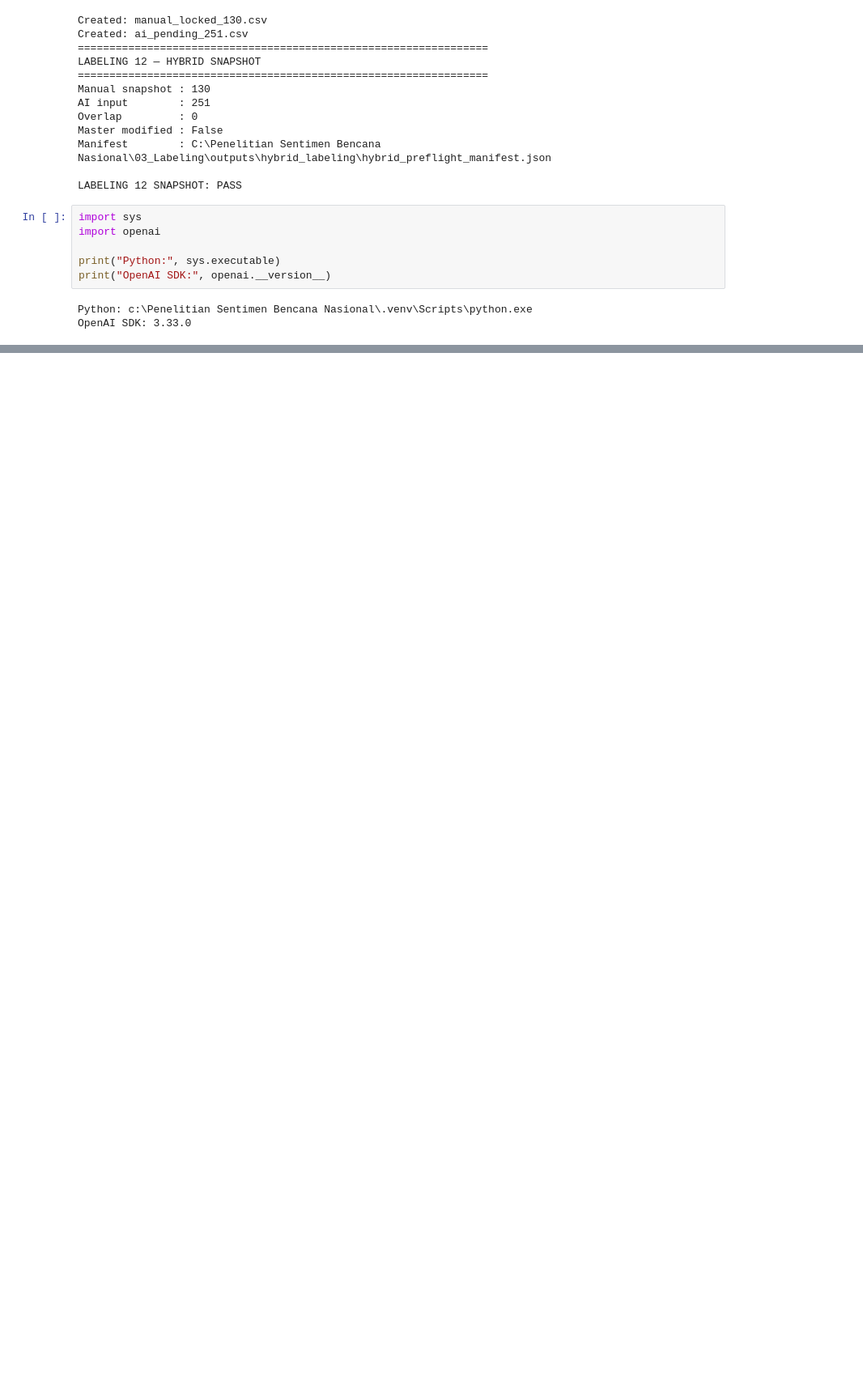
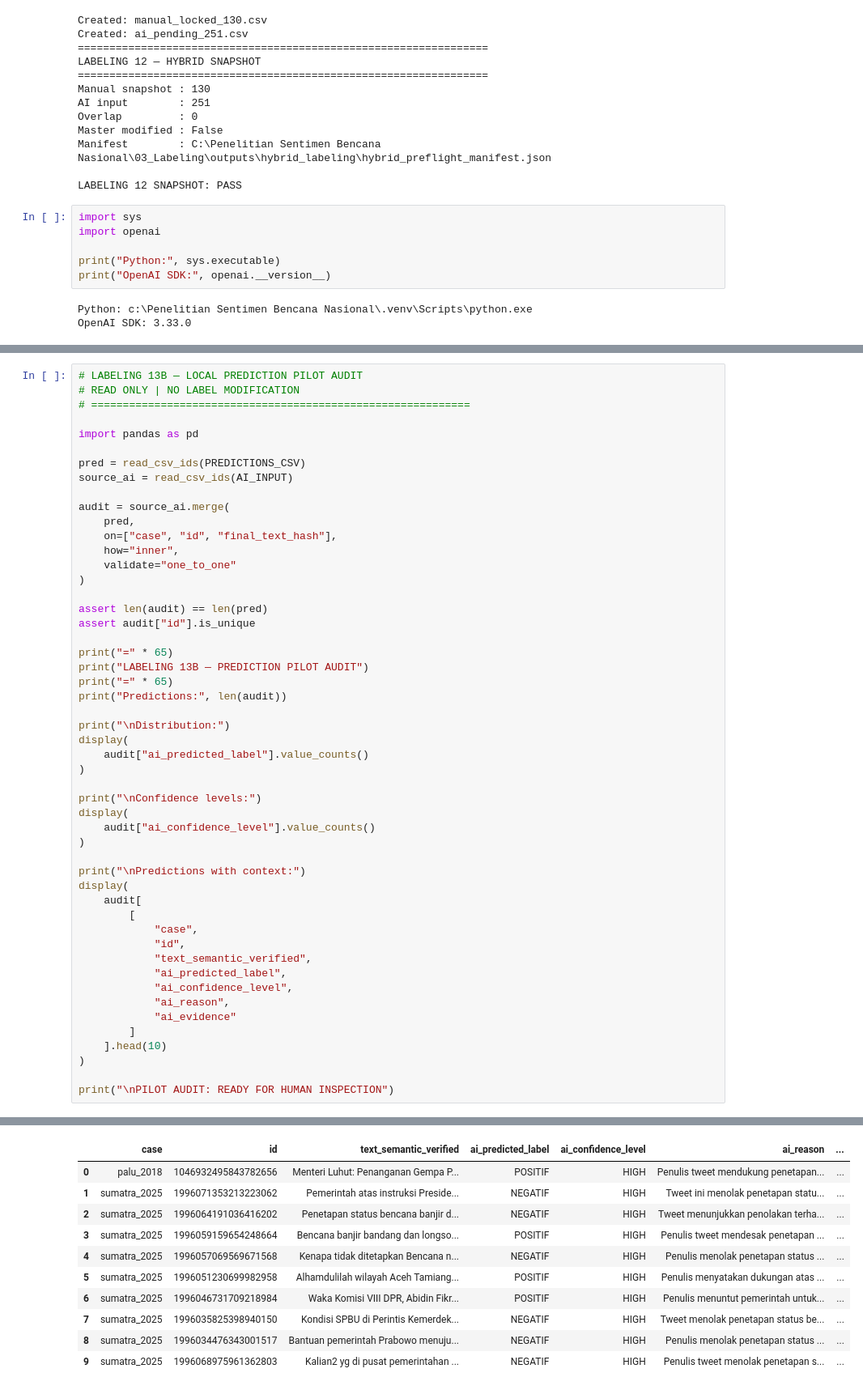
Before and after one commit to YusakSR/Penelitian-Sentimen-Bencana-Nasional, a Jupyter notebook: 03_Labeling/03_sentiment_labeling.ipynb, the cells around one changed output, grey strips where cells are left out. Shown at 81% size. Saved outputs shown, nothing was run; the diff lists cells and outputs as text; blank space fills up the shorter version.

Commit message:
Labeling Part12 Local AI Pilot 10 Predictions

```diff
--- a/03_Labeling/03_sentiment_labeling.ipynb
+++ b/03_Labeling/03_sentiment_labeling.ipynb
@@ -3383,0 +3786,52 @@ print("MASTER WORKBOOK: UNCHANGED")
+# %%
+# LABELING 13B — LOCAL PREDICTION PILOT AUDIT
+# READ ONLY | NO LABEL MODIFICATION
+# ============================================================
+
+import pandas as pd
+
+pred = read_csv_ids(PREDICTIONS_CSV)
+source_ai = read_csv_ids(AI_INPUT)
+
+audit = source_ai.merge(
+    pred,
+    on=["case", "id", "final_text_hash"],
+    how="inner",
+    validate="one_to_one"
+)
+
+assert len(audit) == len(pred)
+assert audit["id"].is_unique
+
+print("=" * 65)
+print("LABELING 13B — PREDICTION PILOT AUDIT")
+print("=" * 65)
+print("Predictions:", len(audit))
+
+print("\nDistribution:")
+display(
+    audit["ai_predicted_label"].value_counts()
+)
+
+print("\nConfidence levels:")
+display(
+    audit["ai_confidence_level"].value_counts()
+)
+
+print("\nPredictions with context:")
+display(
+    audit[
+        [
+            "case",
+            "id",
+            "text_semantic_verified",
+            "ai_predicted_label",
+            "ai_confidence_level",
+            "ai_reason",
+            "ai_evidence"
+        ]
+    ].head(10)
+)
+
+print("\nPILOT AUDIT: READY FOR HUMAN INSPECTION")
+# %% [output]
@@ -3383,0 +3853,11 @@ print("MASTER WORKBOOK: UNCHANGED")
+|  | case | id | text_semantic_verified | ai_predicted_label | ai_confidence_level | ai_reason | ... |
+| 0 | palu_2018 | 1046932495843782656 | Menteri Luhut: Penanganan Gempa P... | POSITIF | HIGH | Penulis tweet mendukung penetapan... | ... |
+| 1 | sumatra_2025 | 1996071353213223062 | Pemerintah atas instruksi Preside... | NEGATIF | HIGH | Tweet ini menolak penetapan statu... | ... |
+| 2 | sumatra_2025 | 1996064191036416202 | Penetapan status bencana banjir d... | NEGATIF | HIGH | Tweet menunjukkan penolakan terha... | ... |
+| 3 | sumatra_2025 | 1996059159654248664 | Bencana banjir bandang dan longso... | POSITIF | HIGH | Penulis tweet mendesak penetapan ... | ... |
+| 4 | sumatra_2025 | 1996057069569671568 | Kenapa tidak ditetapkan Bencana n... | NEGATIF | HIGH | Penulis menolak penetapan status ... | ... |
+| 5 | sumatra_2025 | 1996051230699982958 | Alhamdulilah wilayah Aceh Tamiang... | POSITIF | HIGH | Penulis menyatakan dukungan atas ... | ... |
+| 6 | sumatra_2025 | 1996046731709218984 | Waka Komisi VIII DPR, Abidin Fikr... | POSITIF | HIGH | Penulis menuntut pemerintah untuk... | ... |
+| 7 | sumatra_2025 | 1996035825398940150 | Kondisi SPBU di Perintis Kemerdek... | NEGATIF | HIGH | Tweet menolak penetapan status be... | ... |
+| 8 | sumatra_2025 | 1996034476343001517 | Bantuan pemerintah Prabowo menuju... | NEGATIF | HIGH | Penulis menolak penetapan status ... | ... |
+| 9 | sumatra_2025 | 1996068975961362803 | Kalian2 yg di pusat pemerintahan ... | NEGATIF | HIGH | Penulis tweet menolak penetapan s... | ... |
```
Also changed, not shown: parts of 6 cells of this notebook, 1 other file.
